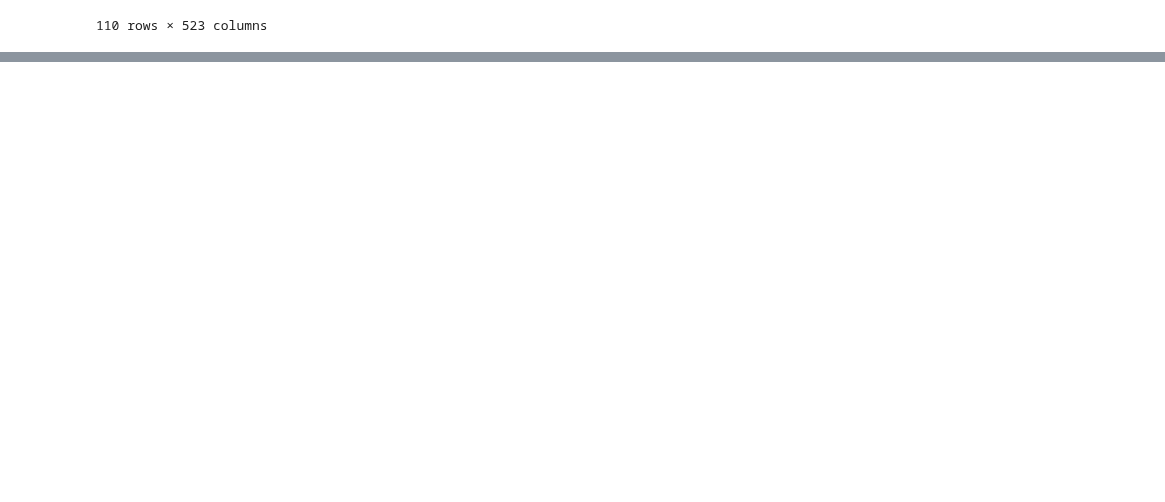
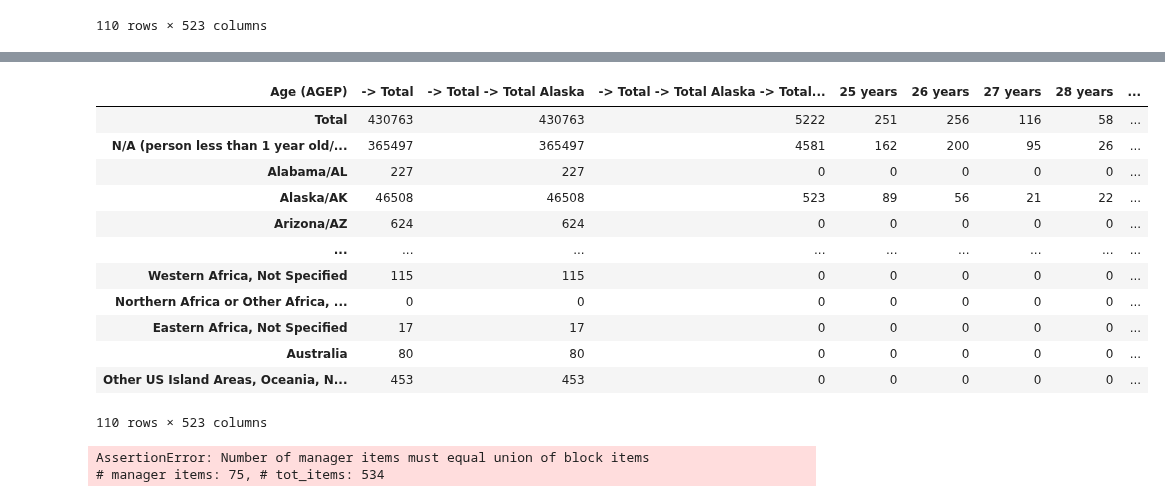
Before and after one commit to aliciasply/InterState-Migration, a Jupyter notebook: Code/state_dataset_transform.ipynb, the cells around one changed output, grey strips where cells are left out. Drawn from its saved outputs; the diff is of its cells as text; code cells hidden in the pictures; blank space fills up the shorter version.

Commit message:
concat in progress

```diff
--- a/Code/state_dataset_transform.ipynb
+++ b/Code/state_dataset_transform.ipynb
@@ -86 +86,30 @@ dict_state["California"]
 110 rows × 523 columns
+# %%
+# Dataframes made from dictionary of states
+
+alabama = dict_state["Alabama"]
+alaska = dict_state["Alaska"]
+arizona = dict_state["Arizona"]
+arkansas = dict_state["Arkansas"]
+
+alaska
+# %% [output]
+| Age (AGEP) | -> Total | -> Total -> Total Alaska | -> Total -> Total Alaska -> Total... | 25 years | 26 years | 27 years | 28 years | ... |
+| Total | 430763 | 430763 | 5222 | 251 | 256 | 116 | 58 | ... |
+| N/A (person less than 1 year old/... | 365497 | 365497 | 4581 | 162 | 200 | 95 | 26 | ... |
+| Alabama/AL | 227 | 227 | 0 | 0 | 0 | 0 | 0 | ... |
+| Alaska/AK | 46508 | 46508 | 523 | 89 | 56 | 21 | 22 | ... |
+| Arizona/AZ | 624 | 624 | 0 | 0 | 0 | 0 | 0 | ... |
+| ... | ... | ... | ... | ... | ... | ... | ... | ... |
+| Western Africa, Not Specified | 115 | 115 | 0 | 0 | 0 | 0 | 0 | ... |
+| Northern Africa or Other Africa, ... | 0 | 0 | 0 | 0 | 0 | 0 | 0 | ... |
+| Eastern Africa, Not Specified | 17 | 17 | 0 | 0 | 0 | 0 | 0 | ... |
+| Australia | 80 | 80 | 0 | 0 | 0 | 0 | 0 | ... |
+| Other US Island Areas, Oceania, N... | 453 | 453 | 0 | 0 | 0 | 0 | 0 | ... |
+110 rows × 523 columns
+# %%
+# unable to concat
+states_df = pd.concat([alabama, alaska])
+# %% [output]
+AssertionError: Number of manager items must equal union of block items
+# manager items: 75, # tot_items: 534
```
Also changed, not shown: parts of 1 cell of this notebook.
